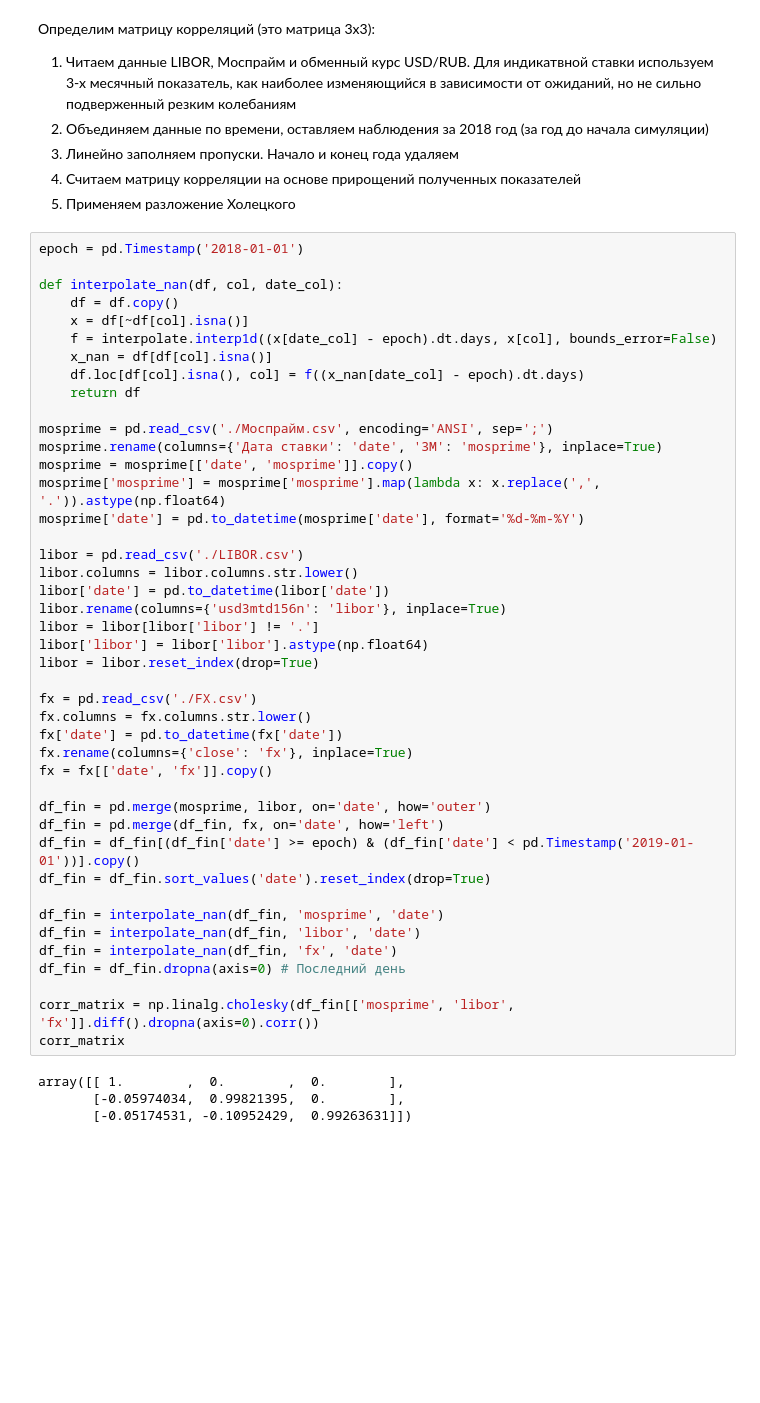
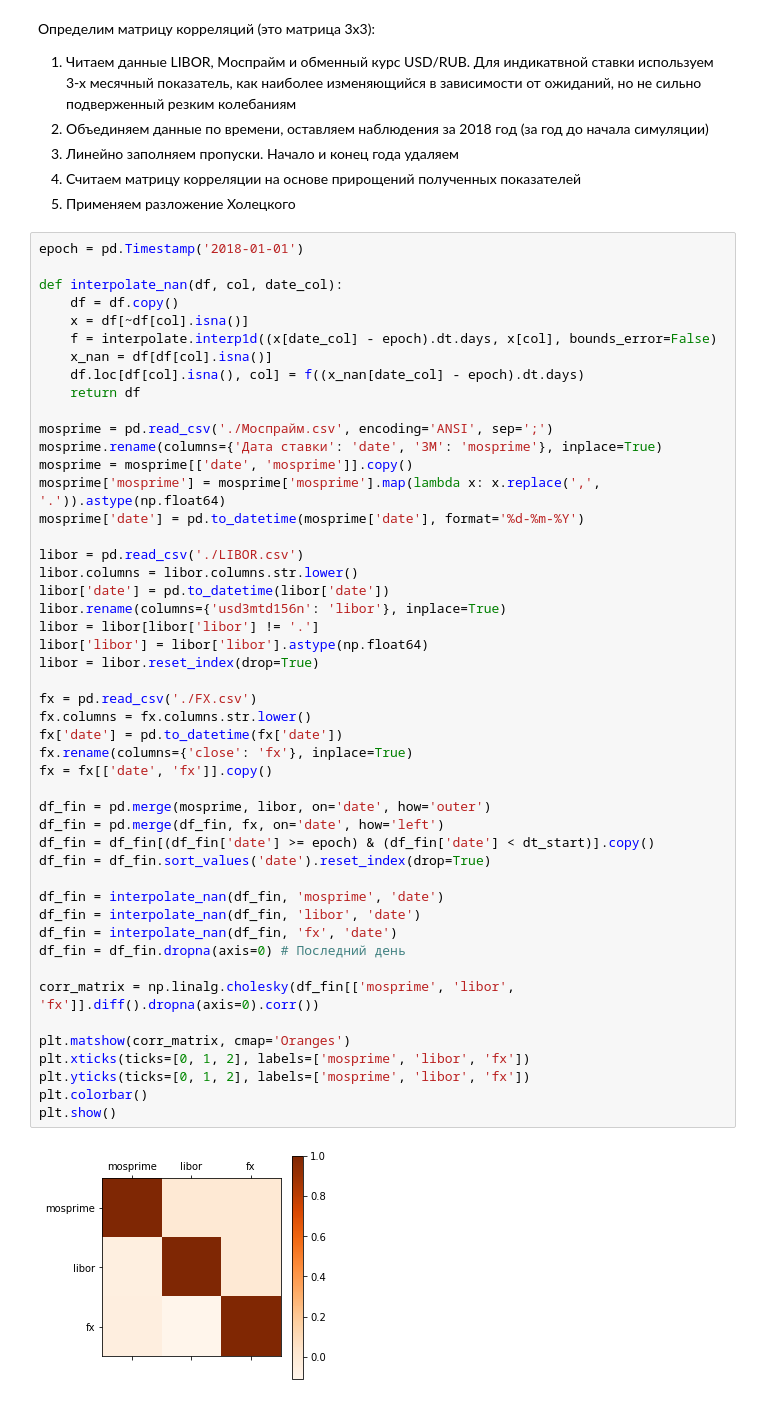
Before and after one commit to goo-goo-goo-joob/hse_stochastic_modeling, a Jupyter notebook: risk_factors_modeling.ipynb, the cells around one changed output. Saved outputs shown, nothing was run; the diff lists cells and outputs as text; blank space fills up the shorter version.

```diff
--- a/risk_factors_modeling.ipynb
+++ b/risk_factors_modeling.ipynb
@@ -92,38 +98,41 @@ mosprime = pd.read_csv('./Моспрайм.csv', encoding='ANSI', sep=';')
 mosprime.rename(columns={'Дата ставки': 'date', '3M': 'mosprime'}, inplace=True)
 mosprime = mosprime[['date', 'mosprime']].copy()
 mosprime['mosprime'] = mosprime['mosprime'].map(lambda x: x.replace(',', '.')).astype(np.float64)
 mosprime['date'] = pd.to_datetime(mosprime['date'], format='%d-%m-%Y')
 
 libor = pd.read_csv('./LIBOR.csv')
 libor.columns = libor.columns.str.lower()
 libor['date'] = pd.to_datetime(libor['date'])
 libor.rename(columns={'usd3mtd156n': 'libor'}, inplace=True)
 libor = libor[libor['libor'] != '.']
 libor['libor'] = libor['libor'].astype(np.float64)
 libor = libor.reset_index(drop=True)
 
 fx = pd.read_csv('./FX.csv')
 fx.columns = fx.columns.str.lower()
 fx['date'] = pd.to_datetime(fx['date'])
 fx.rename(columns={'close': 'fx'}, inplace=True)
 fx = fx[['date', 'fx']].copy()
 
 df_fin = pd.merge(mosprime, libor, on='date', how='outer')
 df_fin = pd.merge(df_fin, fx, on='date', how='left')
-df_fin = df_fin[(df_fin['date'] >= epoch) & (df_fin['date'] < pd.Timestamp('2019-01-01'))].copy()
+df_fin = df_fin[(df_fin['date'] >= epoch) & (df_fin['date'] < dt_start)].copy()
 df_fin = df_fin.sort_values('date').reset_index(drop=True)
 
 df_fin = interpolate_nan(df_fin, 'mosprime', 'date')
 df_fin = interpolate_nan(df_fin, 'libor', 'date')
 df_fin = interpolate_nan(df_fin, 'fx', 'date')
 df_fin = df_fin.dropna(axis=0) # Последний день
 
 corr_matrix = np.linalg.cholesky(df_fin[['mosprime', 'libor', 'fx']].diff().dropna(axis=0).corr())
-corr_matrix
+
+plt.matshow(corr_matrix, cmap='Oranges')
+plt.xticks(ticks=[0, 1, 2], labels=['mosprime', 'libor', 'fx'])
+plt.yticks(ticks=[0, 1, 2], labels=['mosprime', 'libor', 'fx'])
+plt.colorbar()
+plt.show()
 # %% [output]
-array([[ 1.        ,  0.        ,  0.        ],
-       [-0.05974034,  0.99821395,  0.        ],
-       [-0.05174531, -0.10952429,  0.99263631]])
+[figure, added]
 # %% [markdown]
 ### Симуляция риск факторов
 
```
Also changed, not shown: parts of 24 cells of this notebook.
